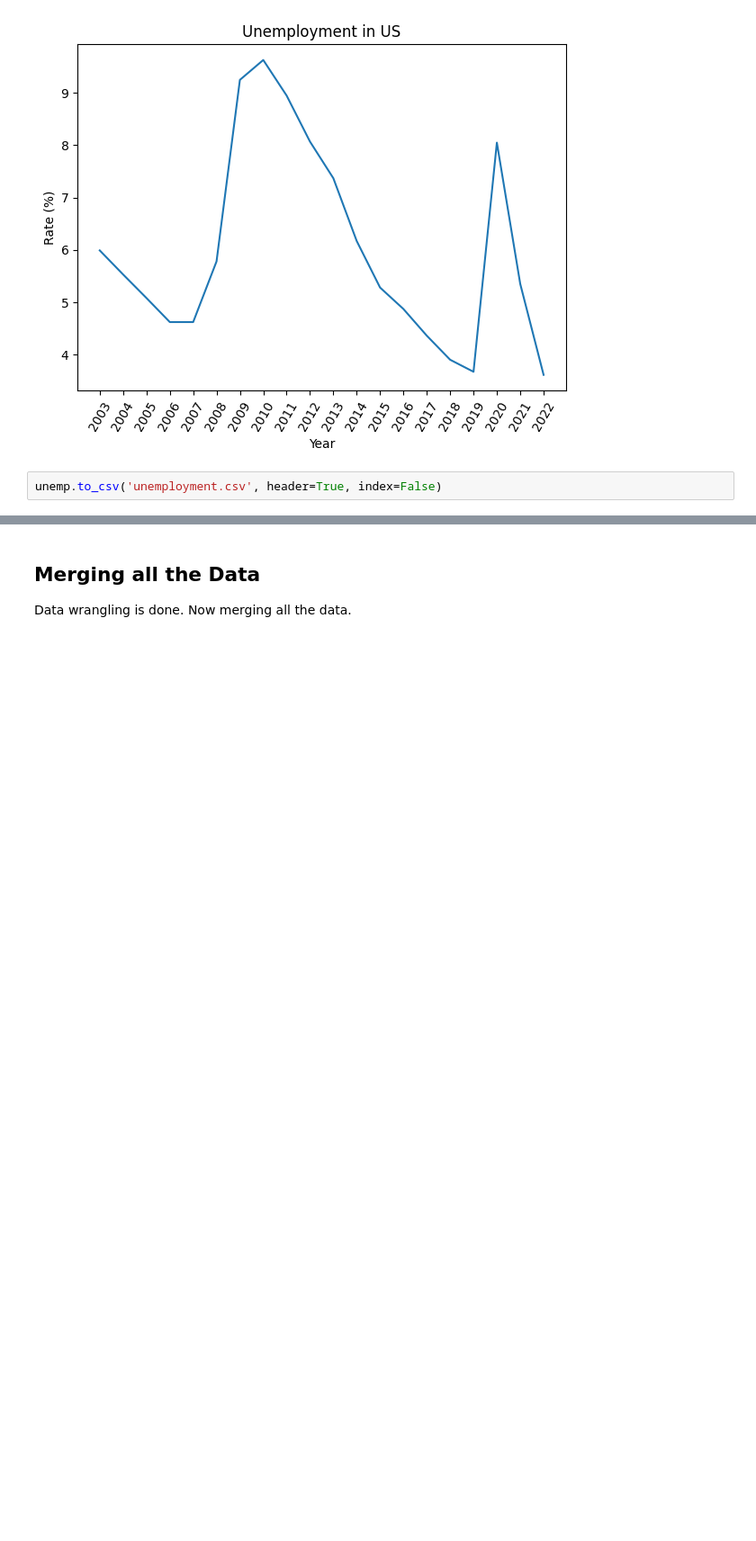
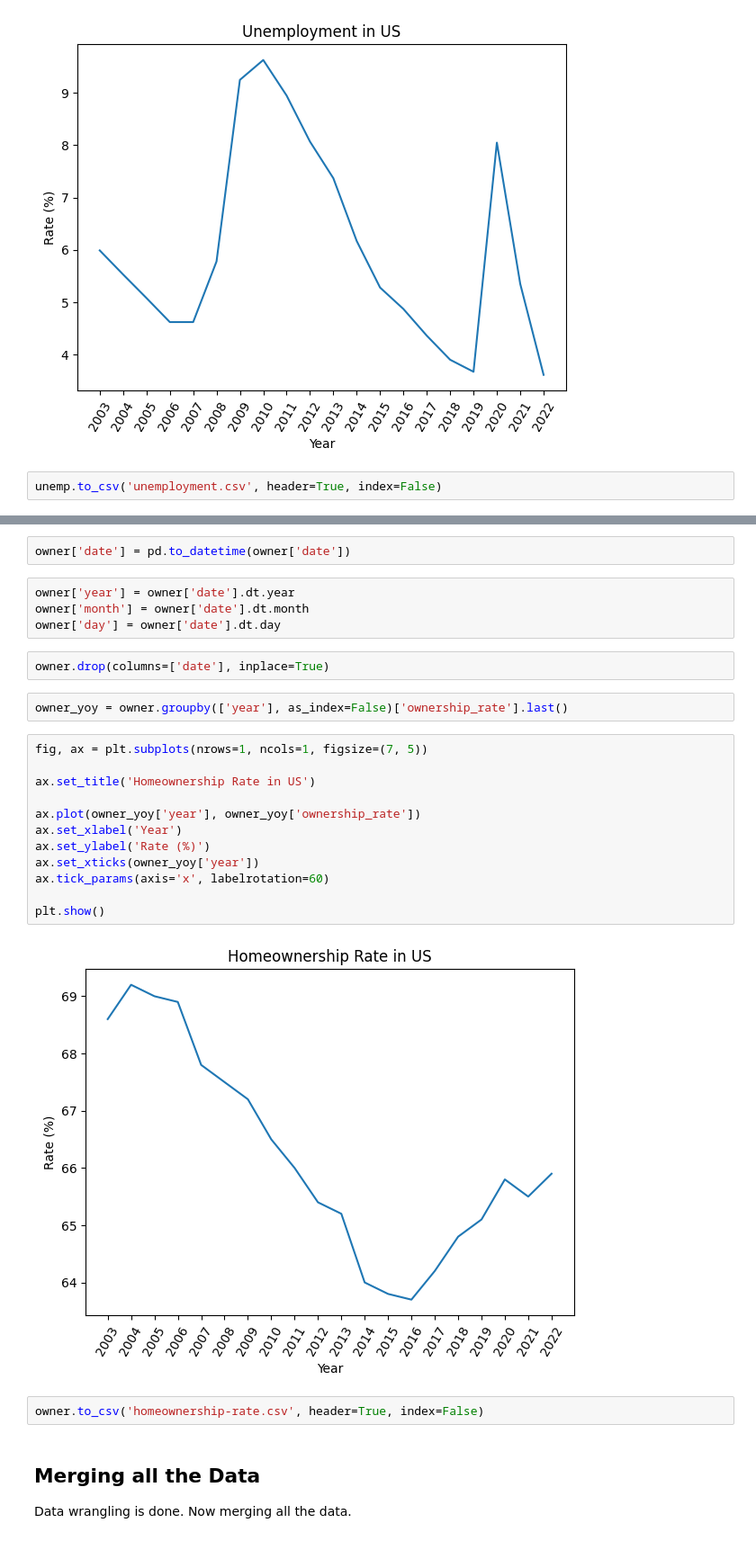
Before and after one commit to VastavTailwal/US-Home-Price-Prediction, a Jupyter notebook: home-price-data-wrangling.ipynb, the cells around one changed output, grey strips where cells are left out. Shown at 90% size. Cells and saved outputs as stored; diff of their text form; blank space fills up the shorter version.

```diff
--- a/home-price-data-wrangling.ipynb
+++ b/home-price-data-wrangling.ipynb
@@ -442,3 +403,29 @@ unemp.to_csv('unemployment.csv', header=True, index=False)
+# %%
+owner['date'] = pd.to_datetime(owner['date'])
+# %%
+owner['year'] = owner['date'].dt.year
+owner['month'] = owner['date'].dt.month
+owner['day'] = owner['date'].dt.day
+# %%
+owner.drop(columns=['date'], inplace=True)
+# %%
+owner_yoy = owner.groupby(['year'], as_index=False)['ownership_rate'].last()
+# %%
+fig, ax = plt.subplots(nrows=1, ncols=1, figsize=(7, 5))
+
+ax.set_title('Homeownership Rate in US')
+
+ax.plot(owner_yoy['year'], owner_yoy['ownership_rate'])
+ax.set_xlabel('Year')
+ax.set_ylabel('Rate (%)')
+ax.set_xticks(owner_yoy['year'])
+ax.tick_params(axis='x', labelrotation=60)
+
+plt.show()
+# %% [output]
+[figure, added]
+# %%
+owner.to_csv('homeownership-rate.csv', header=True, index=False)
 # %% [markdown]
 ## Merging all the Data
 
```
Also changed, not shown: parts of 33 cells of this notebook, 11 other files.
